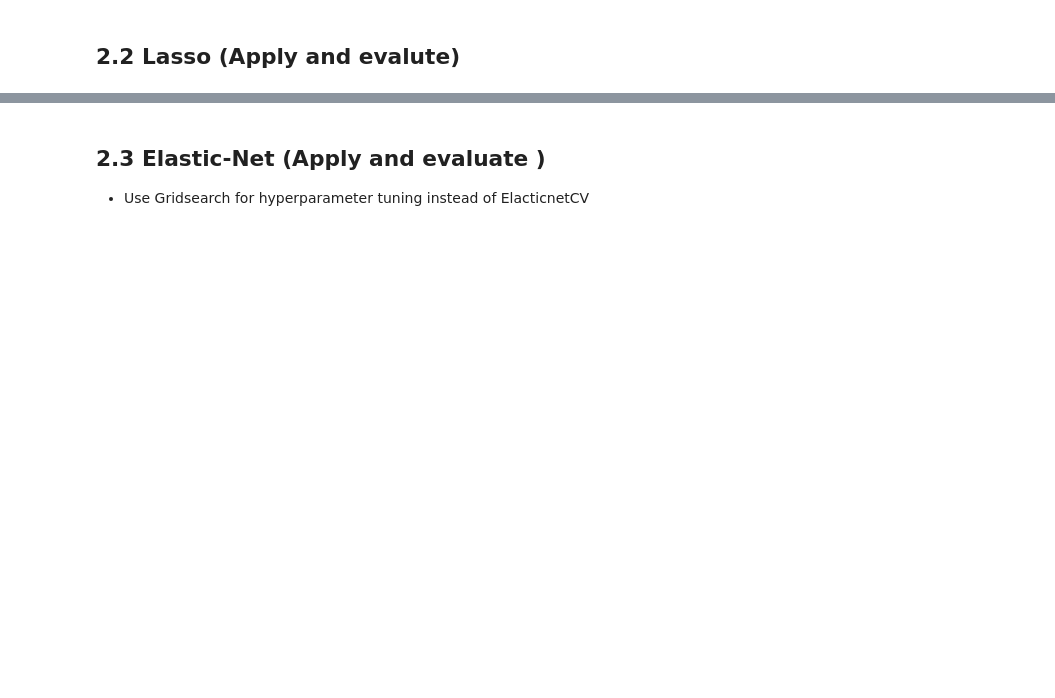
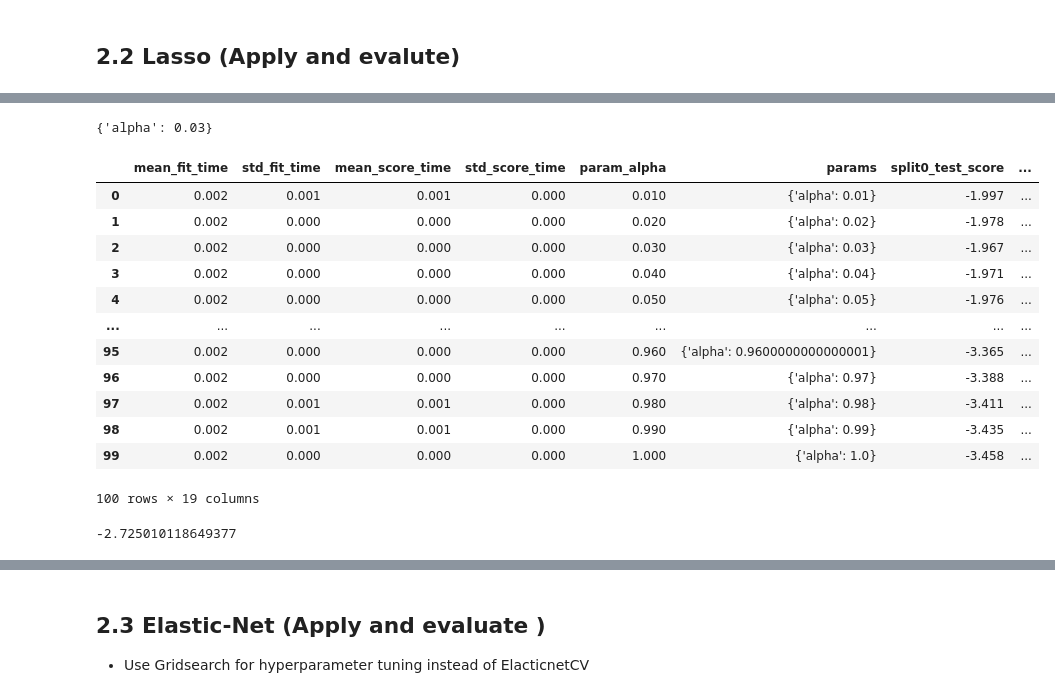
Before and after one commit to bugeki/workshops, a Jupyter notebook: cement_slump_notebook.ipynb, the cells around one changed output, grey strips where cells are left out. Drawn from its saved outputs; the diff is of its cells as text; code cells hidden in the pictures; blank space fills up the shorter version.

```diff
--- a/cement_slump_notebook.ipynb
+++ b/cement_slump_notebook.ipynb
@@ -401,0 +562,9 @@ comparing
+# %%
+lasso_model = Lasso(max_iter=100000)
+# %%
+param_grid = {"alpha":alpha_space}
+# %%
+grid_lasso = GridSearchCV(estimator = lasso_model, param_grid = param_grid, scoring = 'neg_root_mean_squared_error',
+                         cv =10, verbose =2)
+# %%
+grid_lasso.fit(X_train_scaled, y_train)
@@ -401,0 +601,24 @@ comparing
+# %%
+grid_lasso.best_params_
+# %% [output]
+{'alpha': 0.03}
+# %%
+pd.DataFrame(grid_lasso.cv_results_)
+# %% [output]
+|  | mean_fit_time | std_fit_time | mean_score_time | std_score_time | param_alpha | params | split0_test_score | ... |
+| 0 | 0.002 | 0.001 | 0.001 | 0.000 | 0.010 | {'alpha': 0.01} | -1.997 | ... |
+| 1 | 0.002 | 0.000 | 0.000 | 0.000 | 0.020 | {'alpha': 0.02} | -1.978 | ... |
+| 2 | 0.002 | 0.000 | 0.000 | 0.000 | 0.030 | {'alpha': 0.03} | -1.967 | ... |
+| 3 | 0.002 | 0.000 | 0.000 | 0.000 | 0.040 | {'alpha': 0.04} | -1.971 | ... |
+| 4 | 0.002 | 0.000 | 0.000 | 0.000 | 0.050 | {'alpha': 0.05} | -1.976 | ... |
+| ... | ... | ... | ... | ... | ... | ... | ... | ... |
+| 95 | 0.002 | 0.000 | 0.000 | 0.000 | 0.960 | {'alpha': 0.9600000000000001} | -3.365 | ... |
+| 96 | 0.002 | 0.000 | 0.000 | 0.000 | 0.970 | {'alpha': 0.97} | -3.388 | ... |
+| 97 | 0.002 | 0.001 | 0.001 | 0.000 | 0.980 | {'alpha': 0.98} | -3.411 | ... |
+| 98 | 0.002 | 0.001 | 0.001 | 0.000 | 0.990 | {'alpha': 0.99} | -3.435 | ... |
+| 99 | 0.002 | 0.000 | 0.000 | 0.000 | 1.000 | {'alpha': 1.0} | -3.458 | ... |
+100 rows × 19 columns
+# %%
+grid_lasso.best_score_
+# %% [output]
+-2.725010118649377
```
Also changed, not shown: parts of 43 cells of this notebook.
